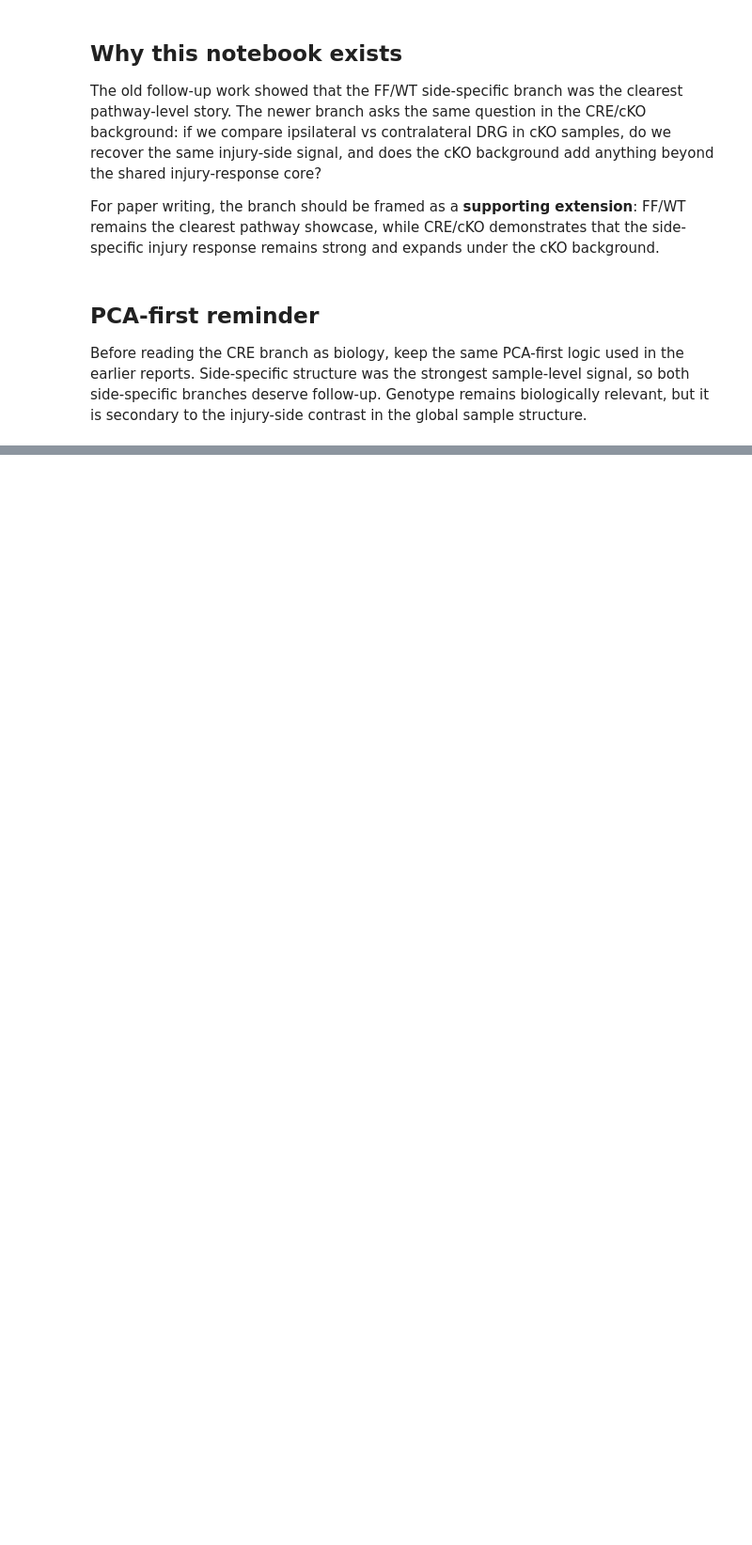
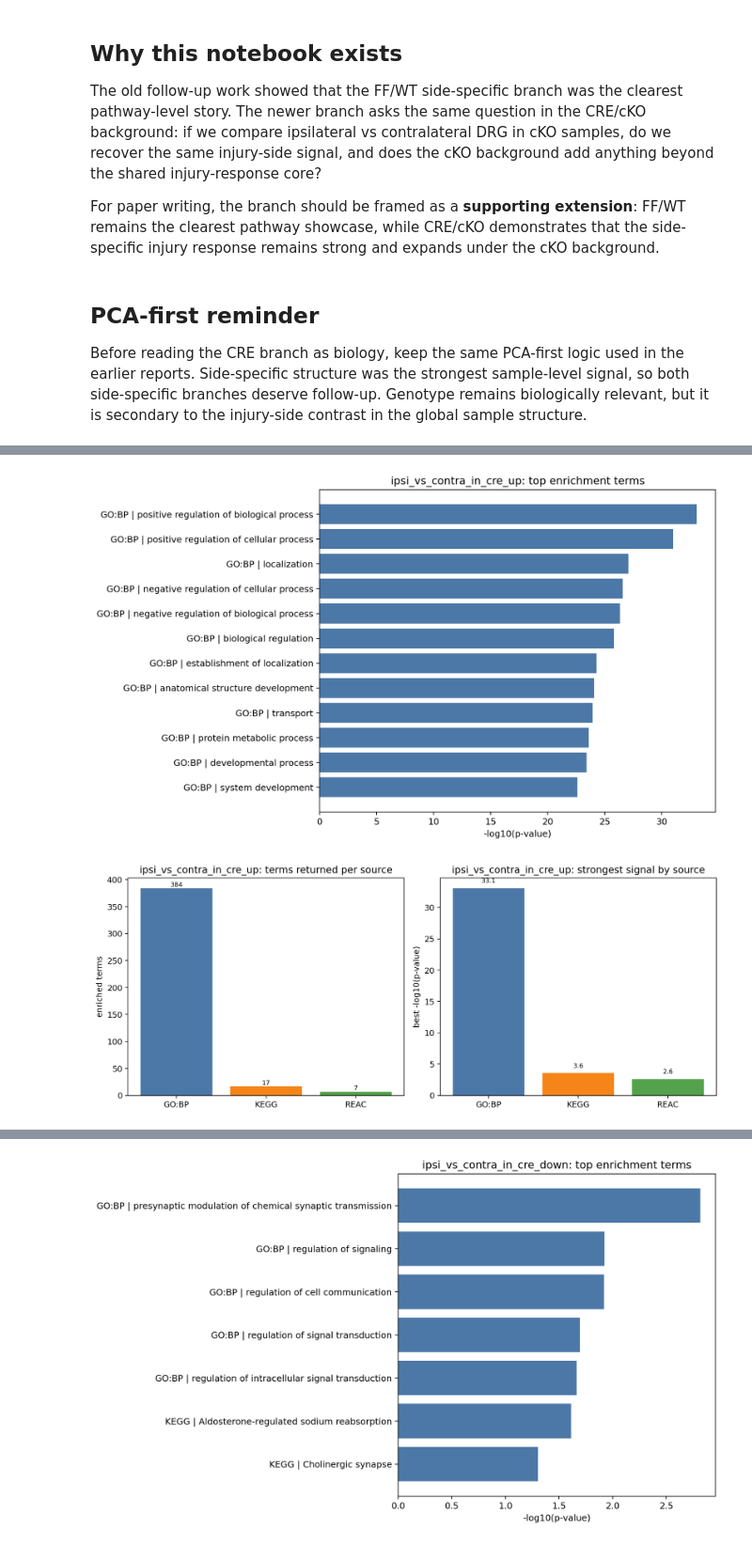
Before and after one commit to pzg8794/mouse_group_project_work, a Jupyter notebook: notebooks/mining/mouse_differential_expression_cre_go_followup.ipynb, the cells around one changed output, grey strips where cells are left out. Shown at 94% size. Cells and saved outputs as stored; diff of their text form; code cells hidden in the pictures; blank space fills up the shorter version.

```diff
--- a/notebooks/mining/mouse_differential_expression_cre_go_followup.ipynb
+++ b/notebooks/mining/mouse_differential_expression_cre_go_followup.ipynb
@@ -60,0 +227,15 @@ This section mirrors the FF bend-point checkpoint. The important point is method
+# %%
+for image_path in [
+    CRE_DIR / 'gprofiler_top_terms_up.png',
+    CRE_DIR / 'gprofiler_source_summary_up.png',
+    CRE_SHARED_DIR / 'cre_up_network_view.png',
+    CRE_DIR / 'gprofiler_top_terms_down.png',
+    CRE_DIR / 'gprofiler_source_summary_down.png',
+]:
+    if image_path.exists():
+        display(Image(filename=str(image_path), width=1100))
+    else:
+        display(Markdown(f'Missing ShinyGO-style image: `{image_path}`'))
+# %% [output]
+[figure, added]
+[figure, added]
@@ -60,0 +243 @@ This section mirrors the FF bend-point checkpoint. The important point is method
+[figure, added]
```
Also changed, not shown: parts of 19 cells of this notebook, 9 other files.
